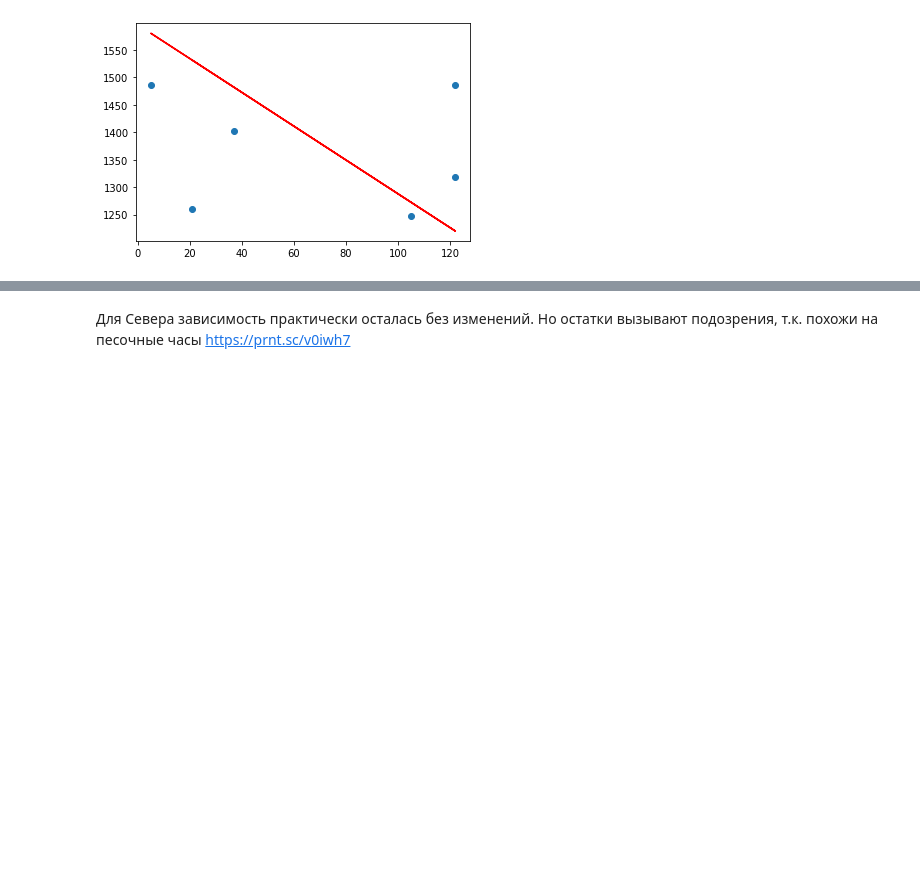
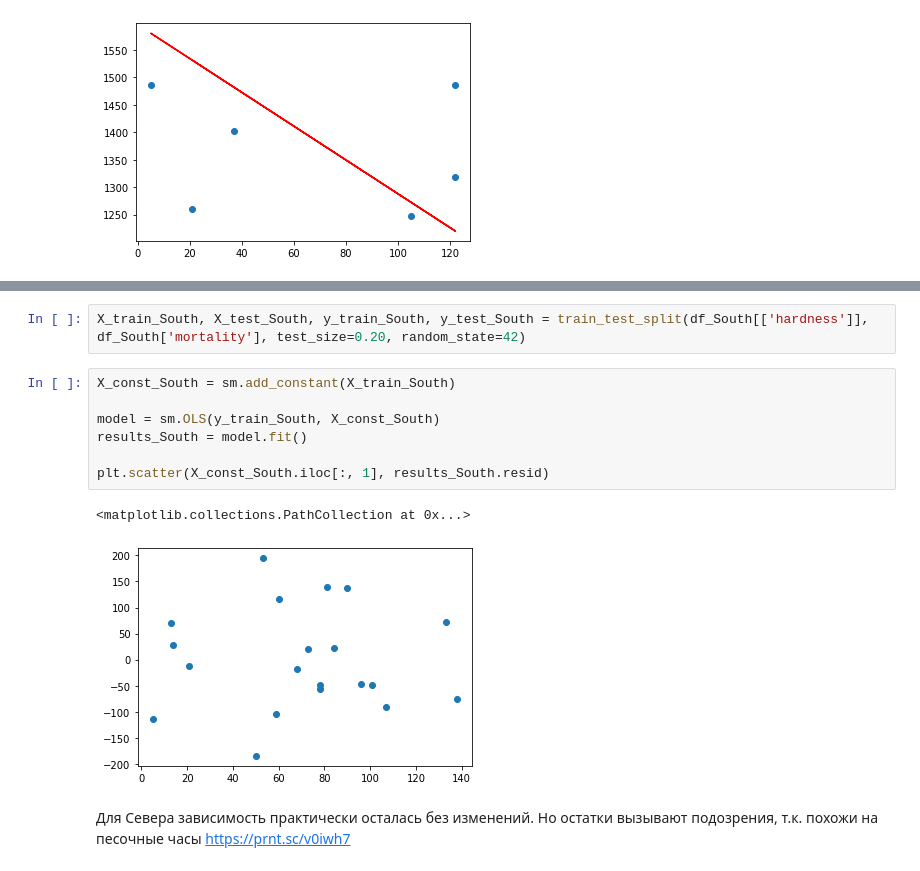
Before and after one commit to Denis-hap/pyda-9, a Jupyter notebook: 19-vvedenie-v-statistiku/new-dz-19.ipynb, the cells around one changed output, grey strips where cells are left out. Drawn from its saved outputs; the diff is of its cells as text; blank space fills up the shorter version.

```diff
--- a/19-vvedenie-v-statistiku/new-dz-19.ipynb
+++ b/19-vvedenie-v-statistiku/new-dz-19.ipynb
@@ -130,3 +155,15 @@ plt.plot(X_test_South, y_pred_South, c='r')
+# %%
+X_train_South, X_test_South, y_train_South, y_test_South = train_test_split(df_South[['hardness']], df_South['mortality'], test_size=0.20, random_state=42)
+# %%
+X_const_South = sm.add_constant(X_train_South)
+
+model = sm.OLS(y_train_South, X_const_South)
+results_South = model.fit()
+
+plt.scatter(X_const_South.iloc[:, 1], results_South.resid)
+# %% [output]
+<matplotlib.collections.PathCollection at 0x...>
+[figure, added]
 # %% [markdown]
 Для Севера зависимость практически осталась без изменений. Но остатки вызывают подозрения, т.к. похожи на песочные часы https://prnt.sc/v0iwh7
 # %% [markdown]
```
Also changed, not shown: parts of 9 cells of this notebook.
